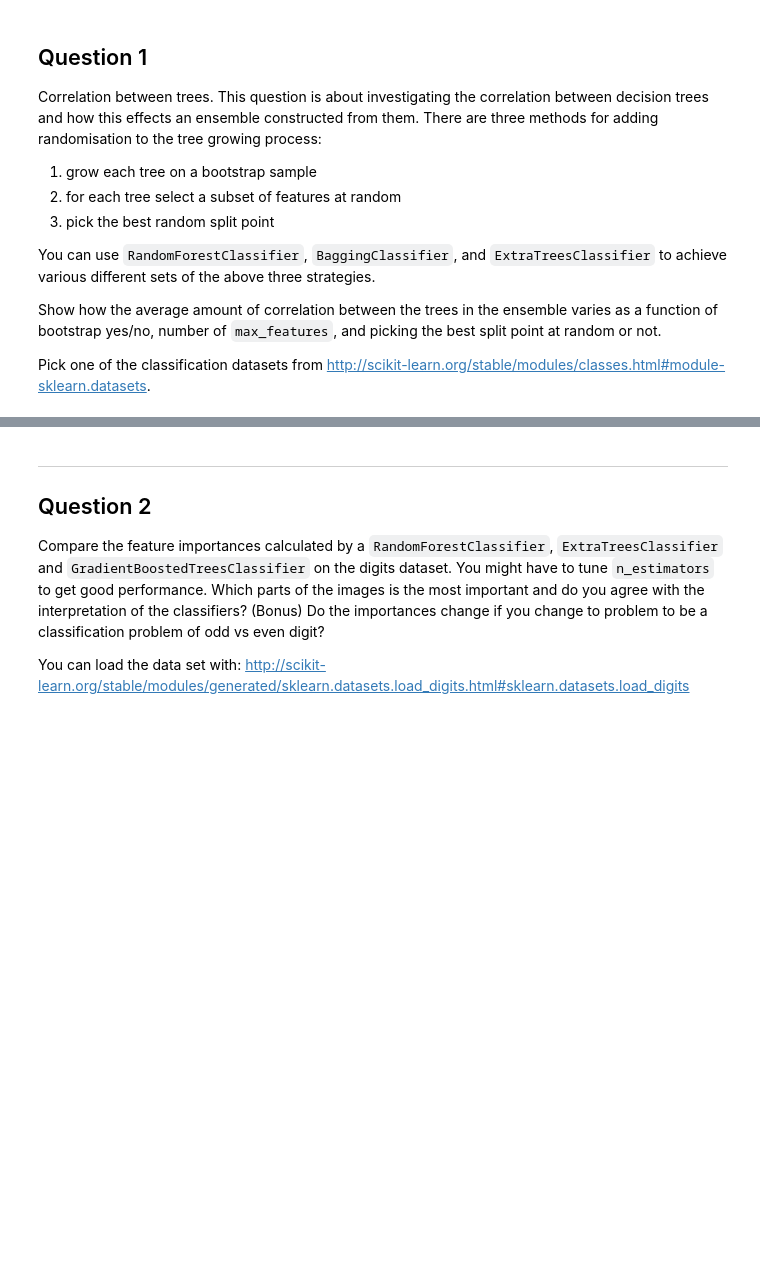
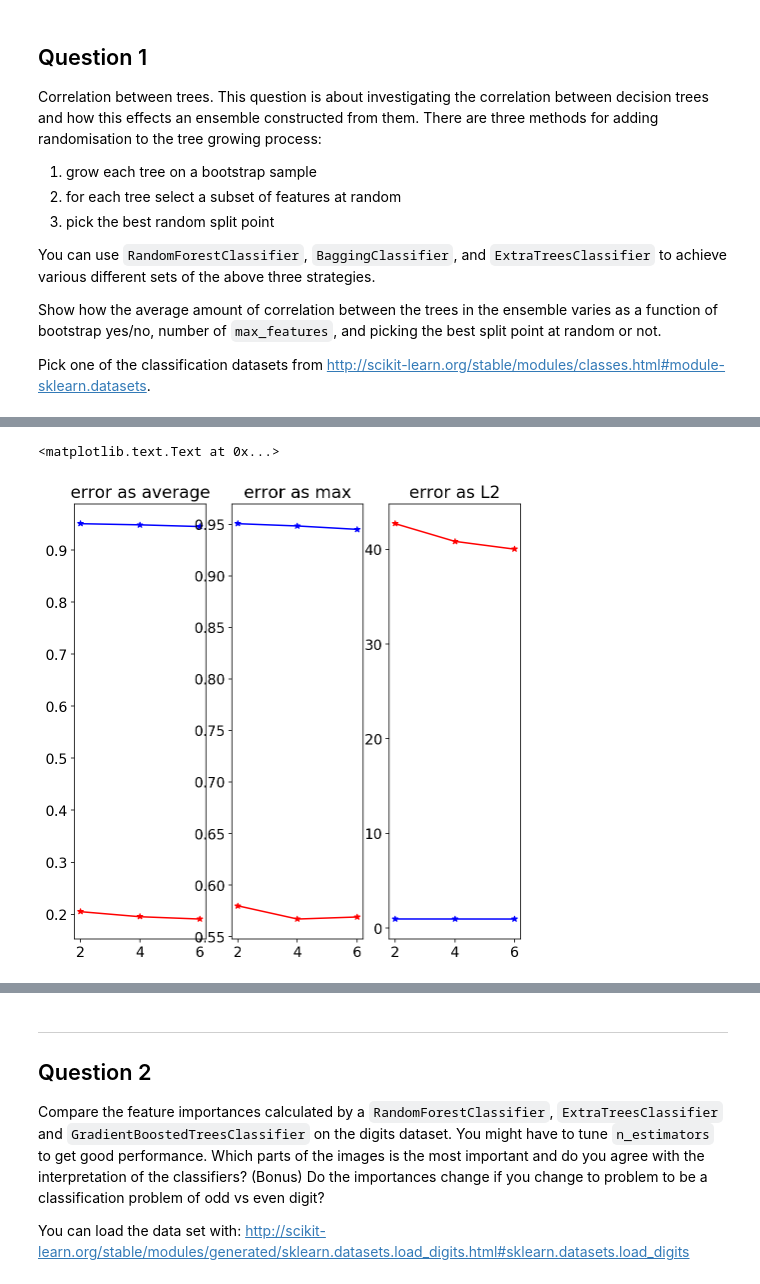
Before and after one commit to sharkovsky/advanced-comp-2017, a Jupyter notebook: 02-trees/exercise-solution.ipynb, the cells around one changed output, grey strips where cells are left out. Cells and saved outputs as stored; diff of their text form; code cells hidden in the pictures; blank space fills up the shorter version.

```diff
--- a/02-trees/exercise-solution.ipynb
+++ b/02-trees/exercise-solution.ipynb
@@ -42,4 +40,6 @@ Pick one of the classification datasets from http://scikit-learn.org/stable/modu
 # %%
 from sklearn.datasets import load_iris
+from sklearn.datasets import load_digits
 
 iris = load_iris()
+digits = load_digits()
@@ -69,0 +314,20 @@ RandomForestClassifier(bootstrap=True, class_weight=None, criterion='gini',
+# %%
+from sklearn.ensemble import ExtraTreesClassifier
+
+errors_means_avg = []
+errors_means_max = []
+errors_means_l2 = []
+score_means = []
+
+splits = [2,4,6]
+for split in splits:
+    forest = ExtraTreesClassifier(min_samples_split=split, n_estimators=100)
+    errors_avg,errors_max,errors_l2,scores = evaluate_classifier( forest,X_train,y_train,X_val, y_val )
+
+    print(split,'avg', np.mean(errors_avg), np.std(errors_avg), np.mean(scores), sep=' -- ')
+    print(split,'max', np.mean(errors_max), np.std(errors_max), np.mean(scores), sep=' -- ')
+    print(split,'L2', np.mean(errors_l2), np.std(errors_l2), np.mean(scores), sep=' -- ')
+    errors_means_avg.append(np.mean(errors_avg))
+    errors_means_max.append(np.mean(errors_max))
+    errors_means_l2.append(np.mean(errors_l2))
+    score_means.append(np.mean(scores))
@@ -69,0 +344,16 @@ RandomForestClassifier(bootstrap=True, class_weight=None, criterion='gini',
+# %%
+ax = plt.subplot(131)
+plt.plot(splits, errors_means_avg, 'r*-')
+plt.plot(splits, score_means, 'b*-')
+ax.set_title('error as average')
+ax = plt.subplot(132)
+plt.plot(splits, errors_means_max, 'r*-')
+plt.plot(splits, score_means, 'b*-')
+ax.set_title('error as max')
+ax = plt.subplot(133)
+plt.plot(splits, errors_means_l2, 'r*-')
+plt.plot(splits, score_means, 'b*-')
+ax.set_title('error as L2')
+# %% [output]
+<matplotlib.text.Text at 0x...>
+[figure, added]
```
Also changed, not shown: parts of 76 cells of this notebook, 8 other files.
